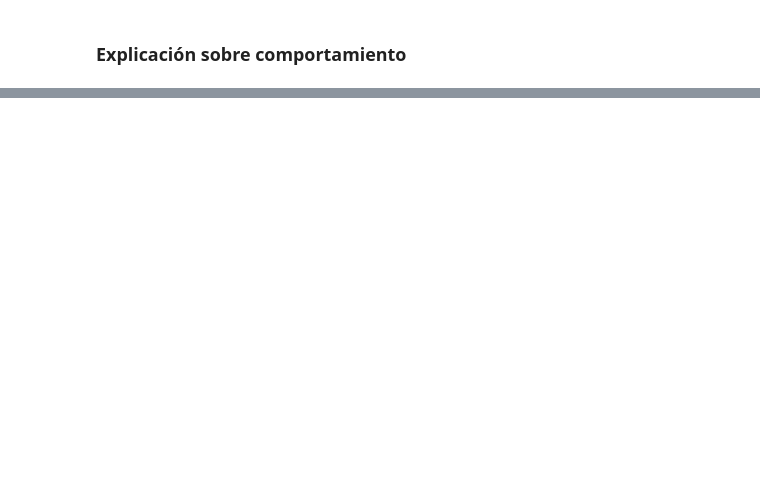
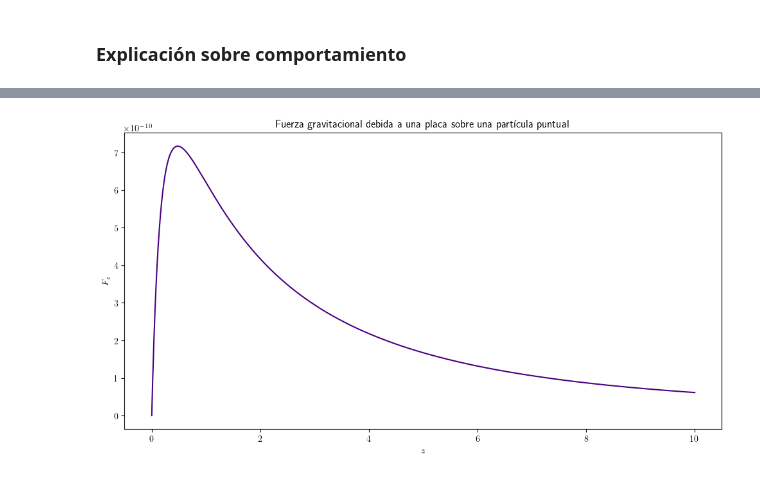
Before and after one commit to MarcosLopezM/FisicaComputacional-20251, a Jupyter notebook: Tareas/T5/TareaPractica5.ipynb, the cells around one changed output, grey strips where cells are left out. Cells and saved outputs as stored; diff of their text form; code cells hidden in the pictures; blank space fills up the shorter version.

```diff
--- a/Tareas/T5/TareaPractica5.ipynb
+++ b/Tareas/T5/TareaPractica5.ipynb
@@ -416,0 +426,42 @@ plt.show()
+# %%
+def force(mass, L, z):
+    area = L * L
+    dens_sup = mass / area # Densidad superficial
+    G_const = 6.674e-11 # Constante gravitacional de Newton
+    eps = 0.5
+    f = lambda x, y: 1 / ((x ** 2 + y ** 2 + (z + eps) ** 2) ** (3 / 2))
+    N = 100 # Puntos de muestra
+    low_lim = - L / 2 # Límite inferior
+    upp_lim = L / 2 # Límite superior
+
+    # Cuadratura de Gauss (doble)
+    def cuadratura_gaussiana_doble(a, b, N, f):
+        const_1 = (b - a) / 2
+        const_2 = (b + a) / 2
+
+        # Puntos muestra para x e y
+        x, w = np.polynomial.legendre.leggauss(N)
+        # Pesos normalizados
+        x_p, w_p = const_1 * x + const_2, const_1 * w
+
+        suma = 0
+
+        for i, j in enumerate(range(N)):
+            suma += w_p[i] * w_p[j] * f(x_p[i], x_p[j])
+
+        return suma
+
+    return G_const * dens_sup * z * cuadratura_gaussiana_doble(low_lim, upp_lim, N, f)
+# %%
+mass = 1e4 # Masa de la placa
+L = 10 # Lado de la placa
+z = np.linspace(0, 10, 1000)
+
+plt.figure(figsize=(12, 6))
+plt.plot(z, force(mass, L, z), color="indigo")
+plt.title("Fuerza gravitacional debida a una placa sobre una partícula puntual")
+plt.xlabel("$z$")
+plt.ylabel("$F_{z}$")
+plt.show()
+# %% [output]
+[figure, added]
```
Also changed, not shown: parts of 5 cells of this notebook.
